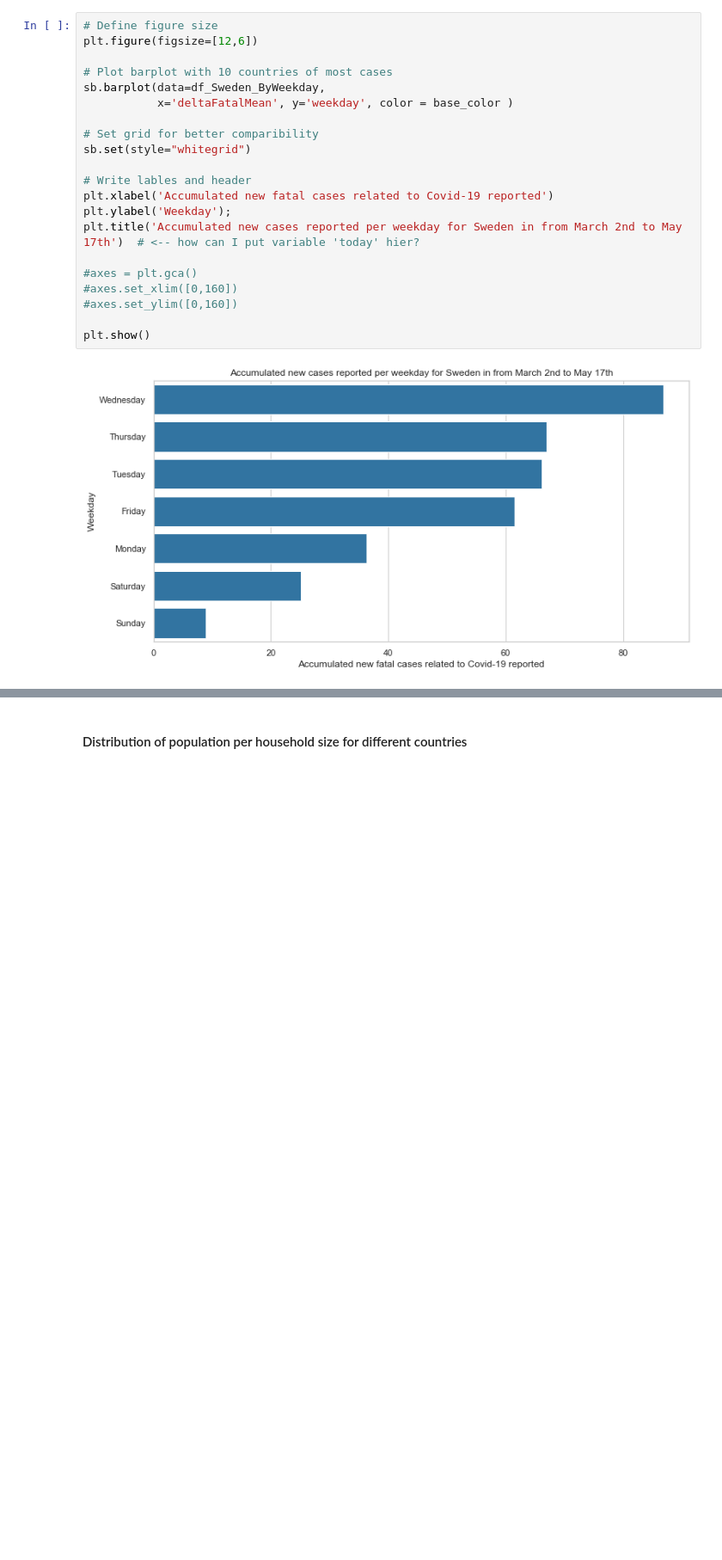
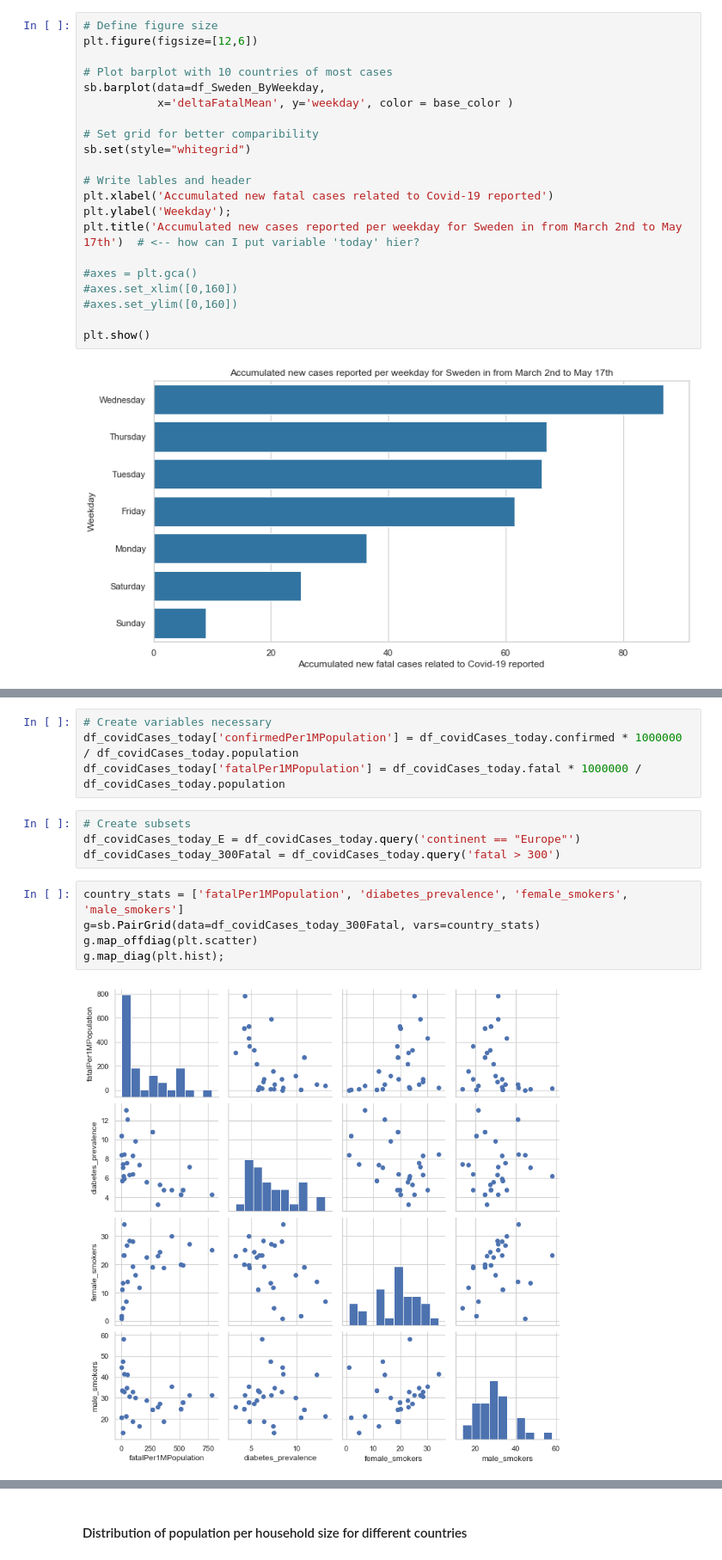
Before and after one commit to AtulSingh-Emyre/AnalysisCovid19, a Jupyter notebook: exploration_Covid19.ipynb, the cells around one changed output, grey strips where cells are left out. Shown at 86% size. Drawn from its saved outputs; the diff is of its cells as text; blank space fills up the shorter version.

```diff
--- a/exploration_Covid19.ipynb
+++ b/exploration_Covid19.ipynb
@@ -601,0 +622,15 @@ Looking at the distribution of daily reported fatal cases related to Covid-19 of
+# %%
+# Create variables necessary
+df_covidCases_today['confirmedPer1MPopulation'] = df_covidCases_today.confirmed * 1000000 / df_covidCases_today.population
+df_covidCases_today['fatalPer1MPopulation'] = df_covidCases_today.fatal * 1000000 / df_covidCases_today.population
+# %%
+# Create subsets
+df_covidCases_today_E = df_covidCases_today.query('continent == "Europe"')
+df_covidCases_today_300Fatal = df_covidCases_today.query('fatal > 300')
+# %%
+country_stats = ['fatalPer1MPopulation', 'diabetes_prevalence', 'female_smokers', 'male_smokers']
+g=sb.PairGrid(data=df_covidCases_today_300Fatal, vars=country_stats)
+g.map_offdiag(plt.scatter)
+g.map_diag(plt.hist);
+# %% [output]
+[figure, added]
```
Also changed, not shown: parts of 60 cells of this notebook.
